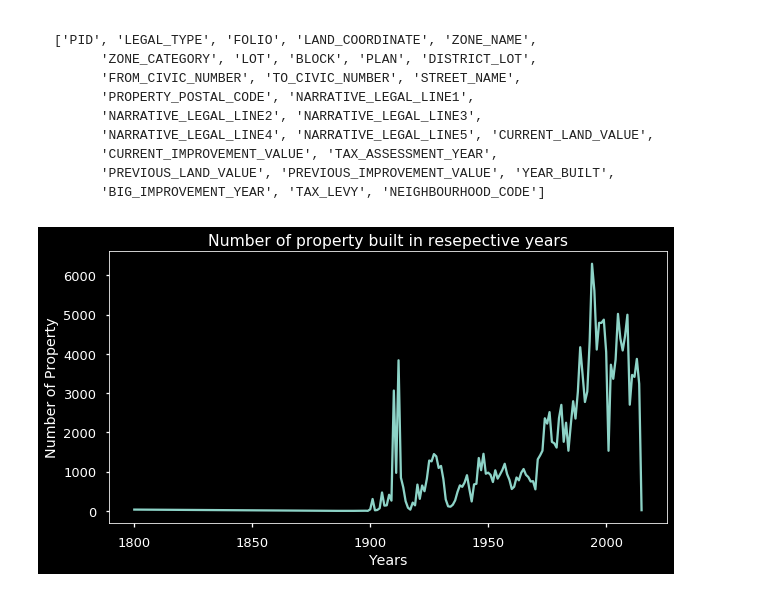
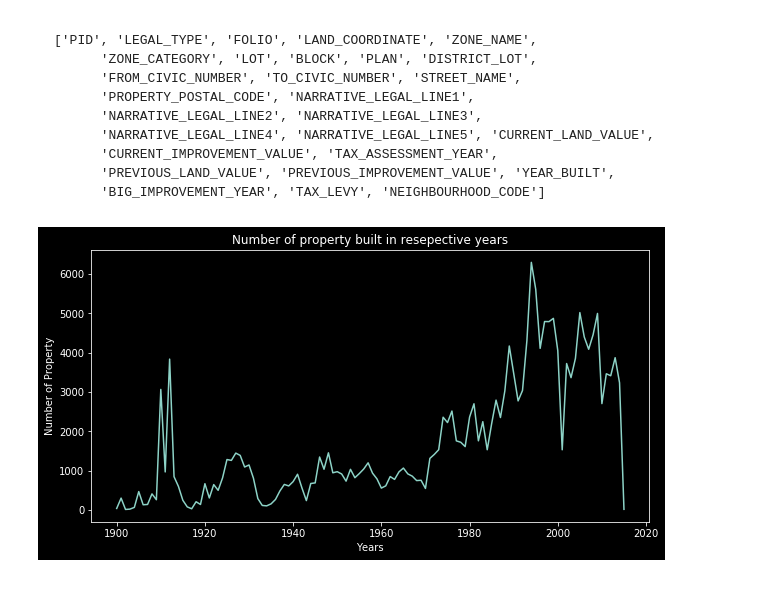
Before and after one commit to mrinaligupta255/Python-Libraries-for-Data-Science, a Jupyter notebook: matplotlib_for_data_science.ipynb, the cells around one changed output. Saved outputs shown, nothing was run; the diff lists cells and outputs as text; code cells hidden in the pictures.

```diff
--- a/matplotlib_for_data_science.ipynb
+++ b/matplotlib_for_data_science.ipynb
@@ -55,20 +59,21 @@ columns=
           'BIG_IMPROVEMENT_YEAR', 'TAX_LEVY', 'NEIGHBOURHOOD_CODE']
 # %%
 #grouping th number of biulding based on the year
-property_built=df.groupby('YEAR_BUILT',as_index=False).count()
+df1 = df[(df['YEAR_BUILT'] >= 1900) & (df['YEAR_BUILT'] <= 2018)]
+property_built=df1.groupby('YEAR_BUILT',as_index=False).count()
 property_built=property_built[['PID','YEAR_BUILT']].rename(columns={'PID':'Number of properties build'})
 x=property_built['YEAR_BUILT']
 y=property_built['Number of properties build']
 
 #plotting a line graph
 plt.style.use(['dark_background']) # for dark theme,plots to come clear use this code...omly for dark theme,light theme doesnt require
 
 plt.figure(figsize=(10,5))
 plt.plot(x,y,label='number of properties built')
 plt.title('Number of property built in resepective years')
 plt.xlabel('Years')
 plt.ylabel('Number of Property')
 plt.savefig('LinePlot.jpg')
 plt.show()
 # %% [output]
-[figure, old version]
+[figure, new version]
```
Also changed, not shown: parts of 4 cells of this notebook.
